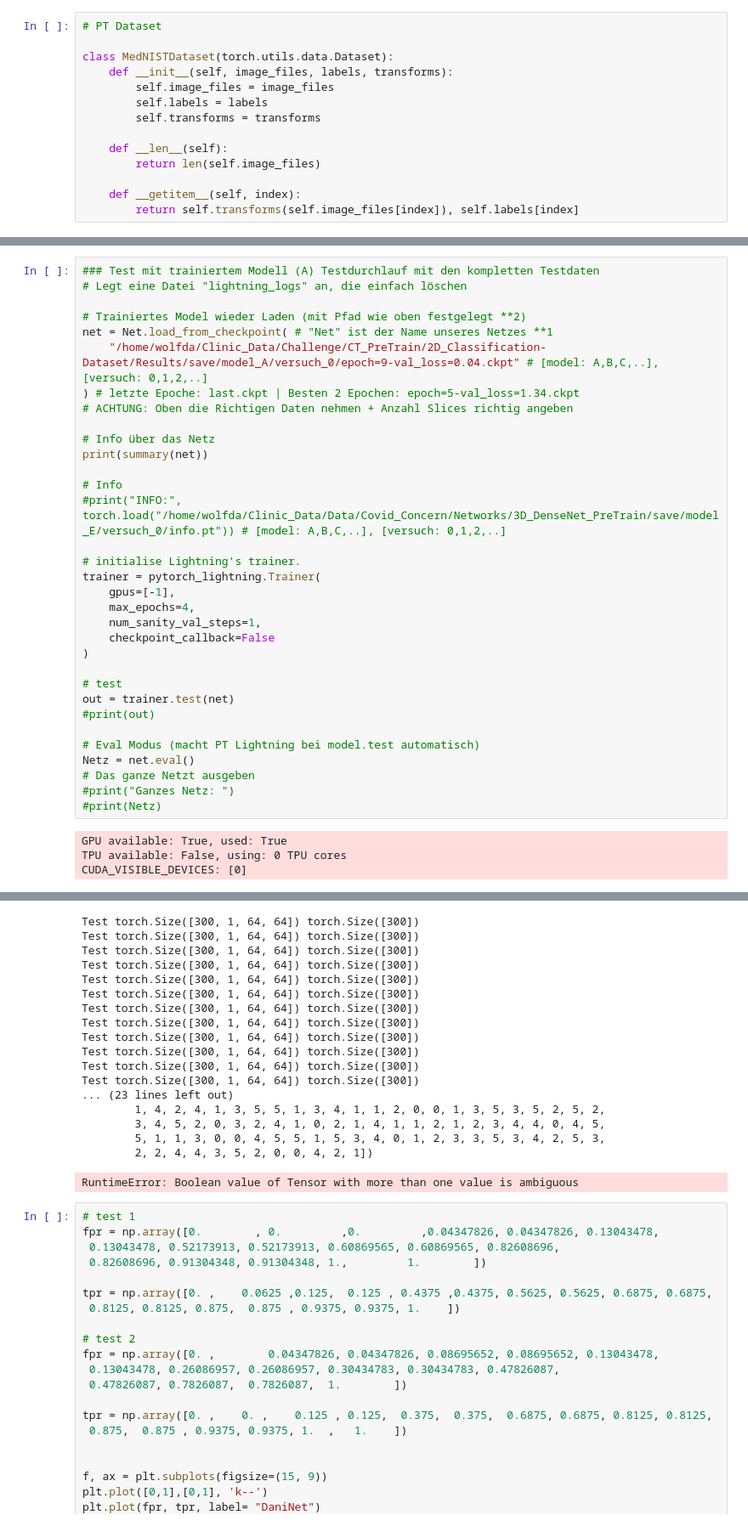
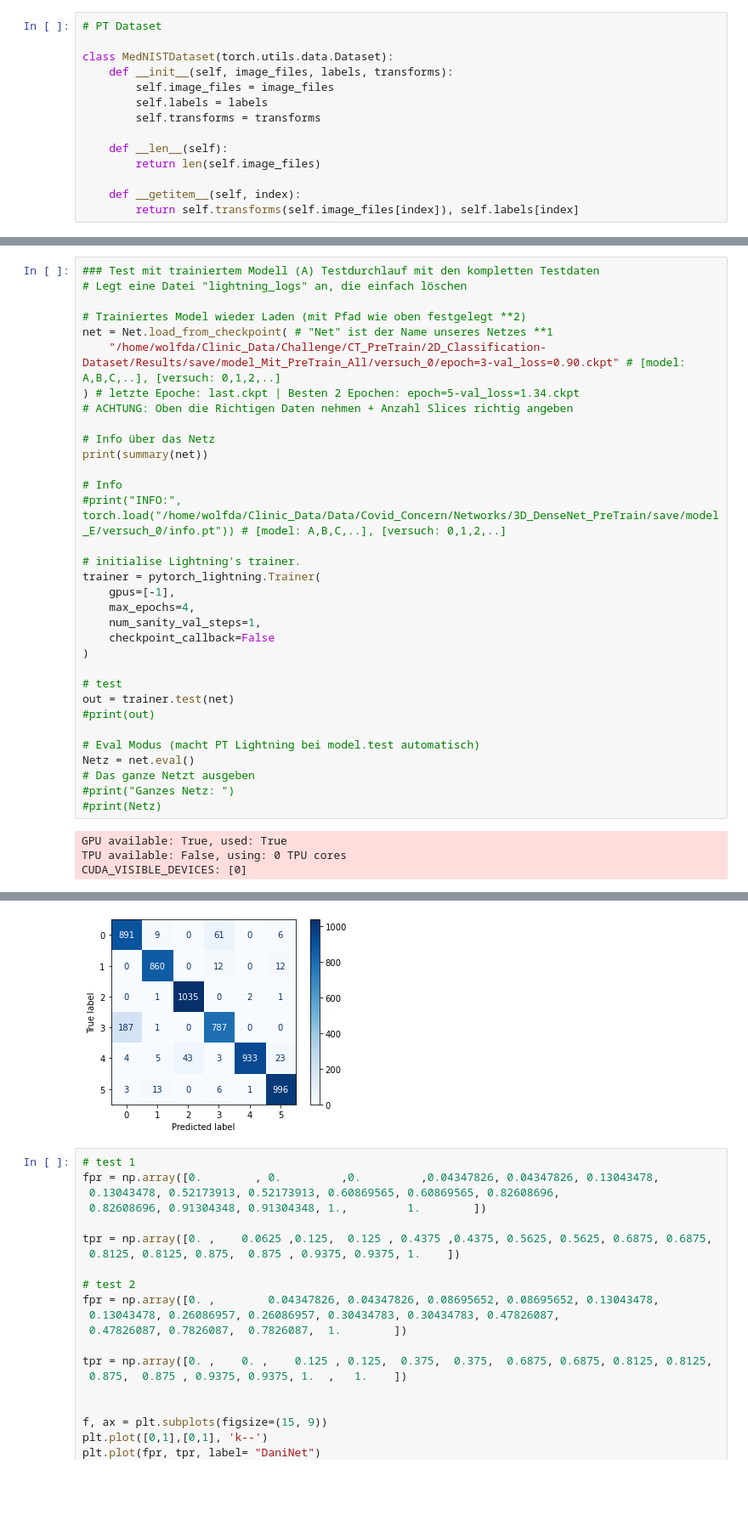
Before and after one commit to Wolfda95/lightning-bolts, a Jupyter notebook: pl_bolts/models/self_supervised/swav/2D_Downstream_Monai.ipynb, the cells around one changed output, grey strips where cells are left out. Shown: that part at 85% size. Cells and saved outputs as stored; diff of their text form; blank space fills up the shorter version.

```diff
--- a/pl_bolts/models/self_supervised/swav/2D_Downstream_Monai.ipynb
+++ b/pl_bolts/models/self_supervised/swav/2D_Downstream_Monai.ipynb
@@ -597,7 +619,7 @@ DATALOADER:0 TEST RESULTS
 
 # Trainiertes Model wieder Laden (mit Pfad wie oben festgelegt **2)
 net = Net.load_from_checkpoint( # "Net" ist der Name unseres Netzes **1
-    "/home/wolfda/Clinic_Data/Challenge/CT_PreTrain/2D_Classification-Dataset/Results/save/model_A/versuch_0/epoch=9-val_loss=0.04.ckpt" # [model: A,B,C,..], [versuch: 0,1,2,..]
+    "/home/wolfda/Clinic_Data/Challenge/CT_PreTrain/2D_Classification-Dataset/Results/save/model_Mit_PreTrain_All/versuch_0/epoch=3-val_loss=0.90.ckpt" # [model: A,B,C,..], [versuch: 0,1,2,..]
 ) # letzte Epoche: last.ckpt | Besten 2 Epochen: epoch=5-val_loss=1.34.ckpt
 # ACHTUNG: Oben die Richtigen Daten nehmen + Anzahl Slices richtig angeben
 
@@ -655,21 +687,4 @@ Test torch.Size([300, 1, 64, 64]) torch.Size([300])
-Test torch.Size([300, 1, 64, 64]) torch.Size([300])
-Test torch.Size([300, 1, 64, 64]) torch.Size([300])
-Test torch.Size([300, 1, 64, 64]) torch.Size([300])
-Test torch.Size([300, 1, 64, 64]) torch.Size([300])
-Test torch.Size([300, 1, 64, 64]) torch.Size([300])
-Test torch.Size([300, 1, 64, 64]) torch.Size([300])
-Test torch.Size([300, 1, 64, 64]) torch.Size([300])
-Test torch.Size([300, 1, 64, 64]) torch.Size([300])
-Test torch.Size([300, 1, 64, 64]) torch.Size([300])
-Test torch.Size([300, 1, 64, 64]) torch.Size([300])
-Test torch.Size([300, 1, 64, 64]) torch.Size([300])
-Test torch.Size([300, 1, 64, 64]) torch.Size([300])
-... (23 lines left out)
-        1, 4, 2, 4, 1, 3, 5, 5, 1, 3, 4, 1, 1, 2, 0, 0, 1, 3, 5, 3, 5, 2, 5, 2,
-        3, 4, 5, 2, 0, 3, 2, 4, 1, 0, 2, 1, 4, 1, 1, 2, 1, 2, 3, 4, 4, 0, 4, 5,
-        5, 1, 1, 3, 0, 0, 4, 5, 5, 1, 5, 3, 4, 0, 1, 2, 3, 3, 5, 3, 4, 2, 5, 3,
-        2, 2, 4, 4, 3, 5, 2, 0, 0, 4, 2, 1])
-RuntimeError: Boolean value of Tensor with more than one value is ambiguous
+[figure, added]
 # %%
 # test 1
 fpr = np.array([0.        , 0.         ,0.         ,0.04347826, 0.04347826, 0.13043478,
```
Also changed, not shown: parts of 9 cells of this notebook, 2 other files.
